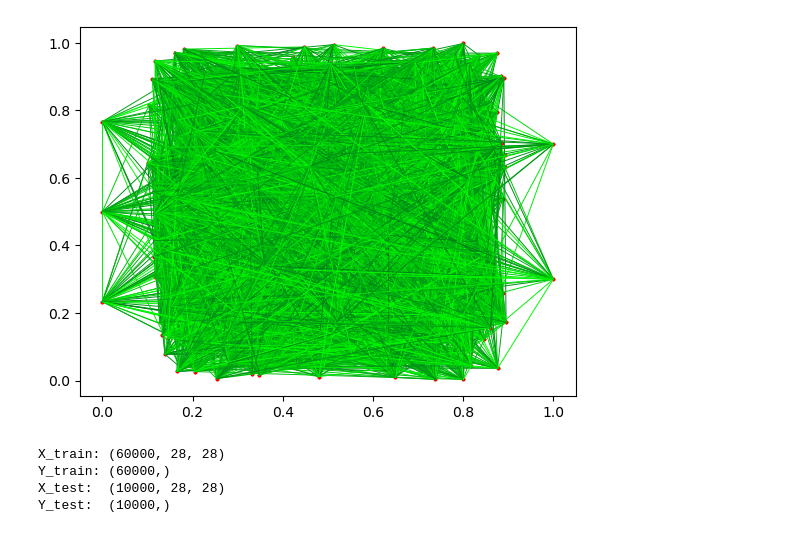
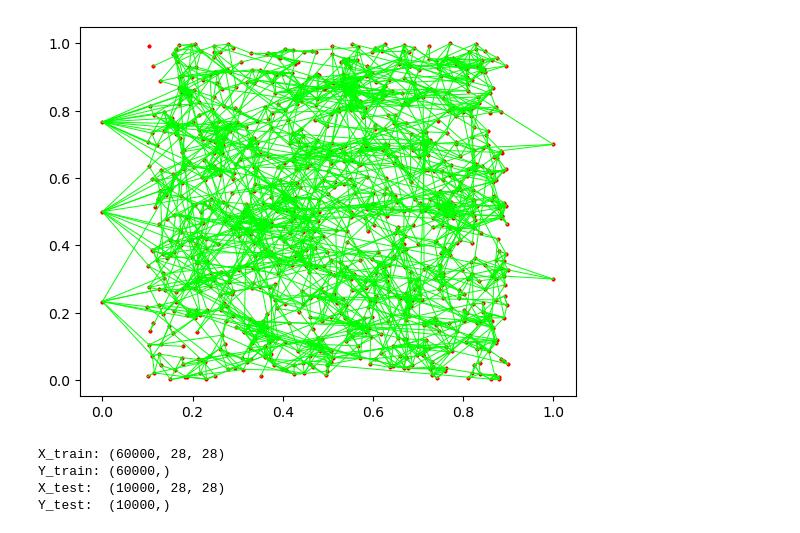
Before and after one commit to HannesThurnherr/Bachelor_Thesis, a Jupyter notebook: evolutionary nlnn pipeline easy mnist.ipynb, the cells around one changed output. Cells and saved outputs as stored; diff of their text form; code cells hidden in the pictures.

```diff
--- a/evolutionary nlnn pipeline easy mnist.ipynb
+++ b/evolutionary nlnn pipeline easy mnist.ipynb
@@ -9,10 +11,9 @@ from non_layered_neural_net import nlnn
 # %%
-net = nlnn(hidden_neurons= 400, input_neurons = 3, output_neurons = 2)
-net.initialise_structure(connection_probability_dropoff=3, connection_probabily_scalar=0.00003)
-net.initialise_randomly()
+net = nlnn(hidden_neurons= 1000, input_neurons = 3, output_neurons = 2)
+net.initialise_structure(connection_probability_dropoff=3, connection_probabily_scalar=0.00001)
 net.display_net()
 # %% [output]
-[figure, old version]
+[figure, new version]
 # %%
 #load dataset
 from keras.datasets import mnist
```
Also changed, not shown: parts of 12 cells of this notebook, 6 other files.
